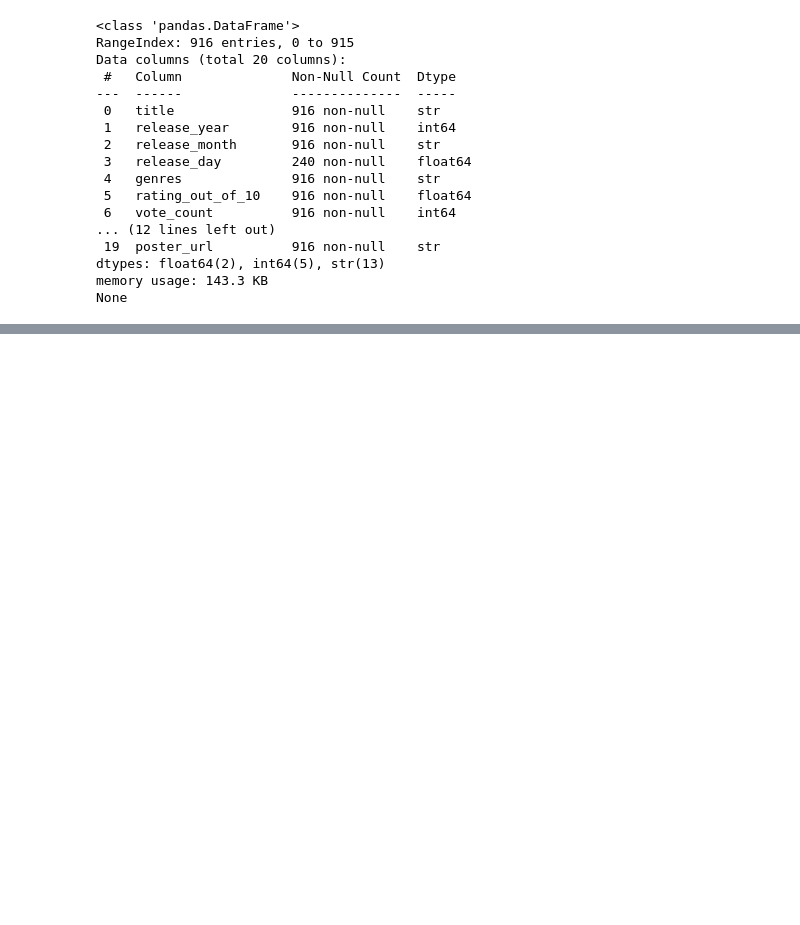
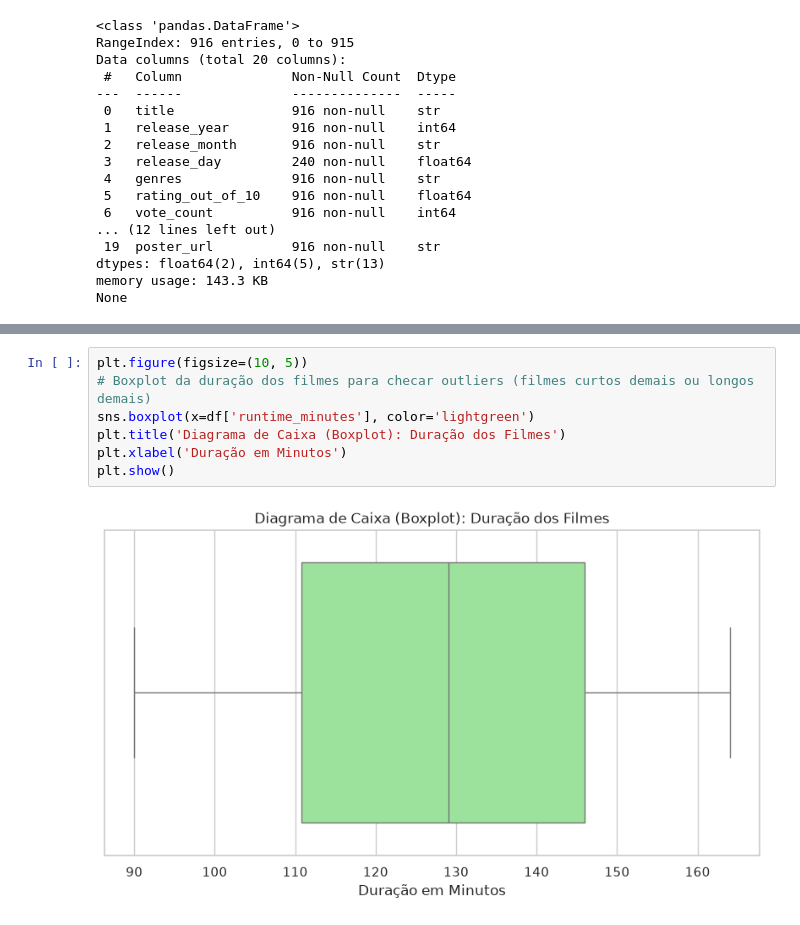
Before and after one commit to scopeltmz/Ciencia-de-Dados, a Jupyter notebook: AED.ipynb, the cells around one changed output, grey strips where cells are left out. Drawn from its saved outputs; the diff is of its cells as text; blank space fills up the shorter version.

```diff
--- a/AED.ipynb
+++ b/AED.ipynb
@@ -103,0 +176,9 @@ Criação de gráficos essenciais para entender as distribuições e relações
+# %%
+plt.figure(figsize=(10, 5))
+# Boxplot da duração dos filmes para checar outliers (filmes curtos demais ou longos demais)
+sns.boxplot(x=df['runtime_minutes'], color='lightgreen')
+plt.title('Diagrama de Caixa (Boxplot): Duração dos Filmes')
+plt.xlabel('Duração em Minutos')
+plt.show()
+# %% [output]
+[figure, added]
```
Also changed, not shown: parts of 10 cells of this notebook.
